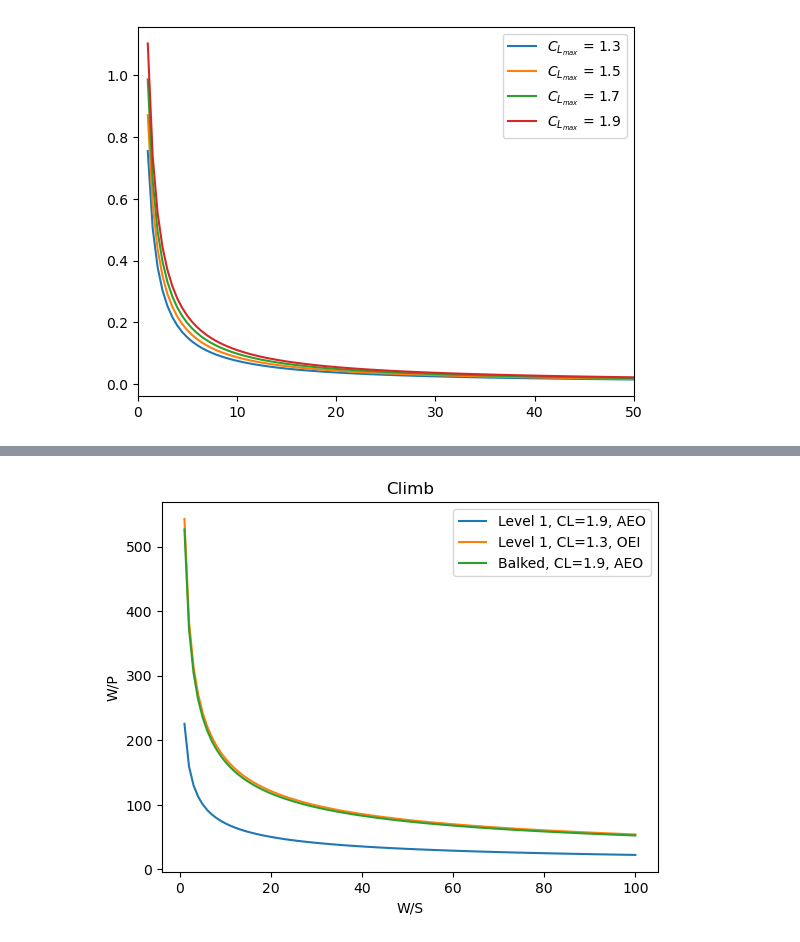
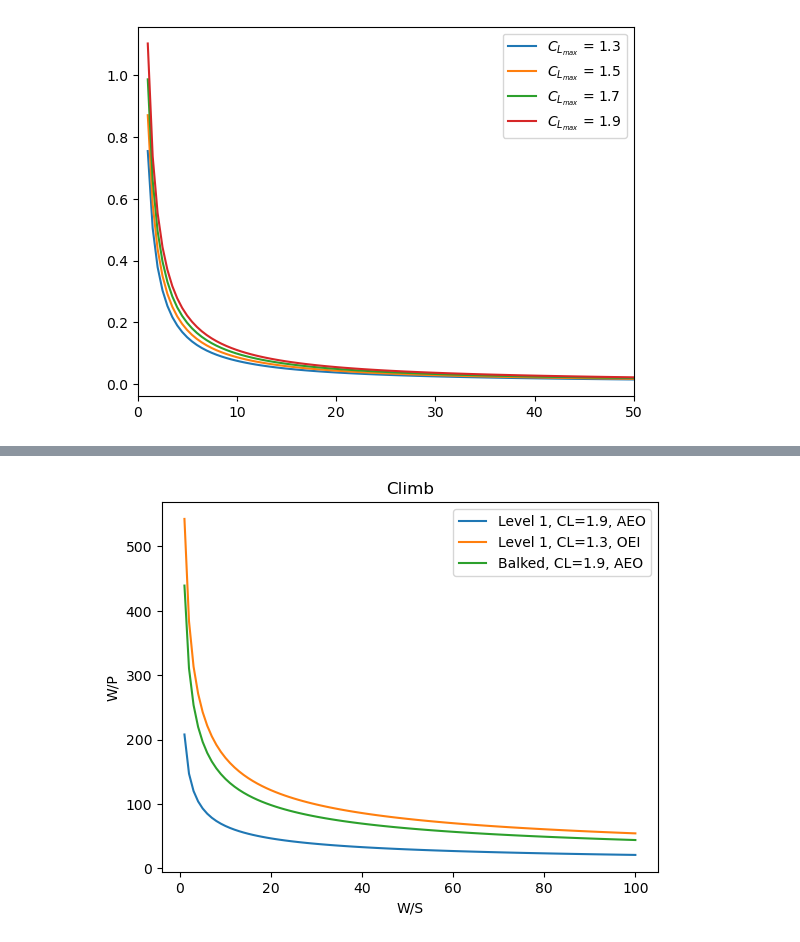
Before and after one commit to confuzionn/Demeters_Wings, a Jupyter notebook: Preliminary Sizing with Landing.ipynb, the cells around one changed output, grey strips where cells are left out. Cells and saved outputs as stored; diff of their text form; code cells hidden in the pictures.

```diff
--- a/Preliminary Sizing with Landing.ipynb
+++ b/Preliminary Sizing with Landing.ipynb
@@ -139,39 +139,39 @@ ks = 1.2
 case1_PW = []
 
 for i in WS:
-    case1_PW.append(PW_vs_WS(G=G_LVL1,CD=CD0,CL=1.9,WS=i)**(-1))
+    case1_PW.append(PW_vs_WS(G=G_LVL1,CD=CD0+0.015+0.02,CL=1.9,WS=i)**(-1))
 
 
 G_LVL1_2 = 0.015 # at 5000ft
 # MTOW, flaps up, OEI, T_TO
 
 case2_PW = []
 
 for i in WS:
-    case2_PW.append((PW_vs_WS(G=G_LVL1_2,CD=CD0,CL=1.3,WS=i)*(12/11))**(-1))
+    case2_PW.append((PW_vs_WS(G=G_LVL1_2,CD=CD0+0.02,CL=1.3,WS=i)*(12/11))**(-1))
 
 
 
 G_balk = 0.03
 ks_balk = 1.3
 #MTOW, landing flaps, AEO
 
 case3_PW = []
 
 for i in WS:
-    case3_PW.append(PW_vs_WS(G=G_balk,CD=CD0,CL=1.9,WS=i)**(-1))
+    case3_PW.append(PW_vs_WS(G=G_balk,CD=CD0+0.015+0.02,CL=1.9,WS=i)**(-1))
 
 plt.figure()
 plt.plot(WS,case1_PW,label="Level 1, CL=1.9, AEO")
 plt.plot(WS,case2_PW,label="Level 1, CL=1.3, OEI")
 plt.plot(WS,case3_PW,label="Balked, CL=1.9, AEO")
 plt.xlabel('W/S')
 plt.ylabel('W/P')
 plt.legend()
 plt.title('Climb')
 plt.show()
 # %% [output]
-[figure, old version]
+[figure, new version]
 # %%
 # Cruise
 V_max = 250 * 1.6878 #ft/s
```
Also changed, not shown: parts of 1 cell of this notebook.
